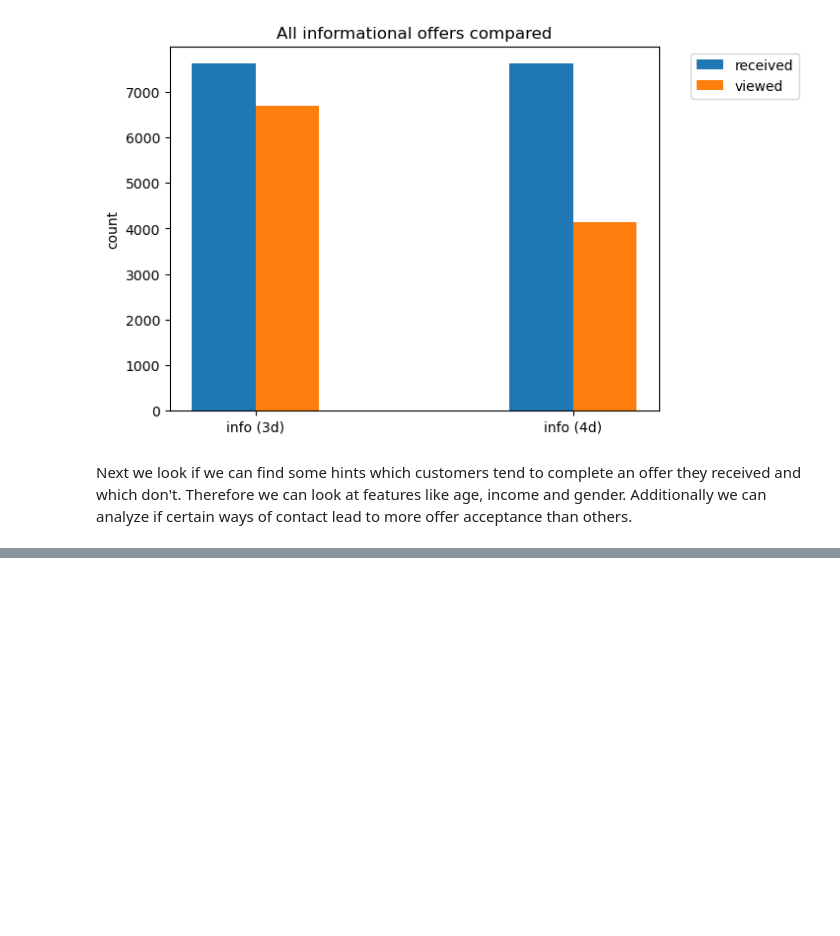
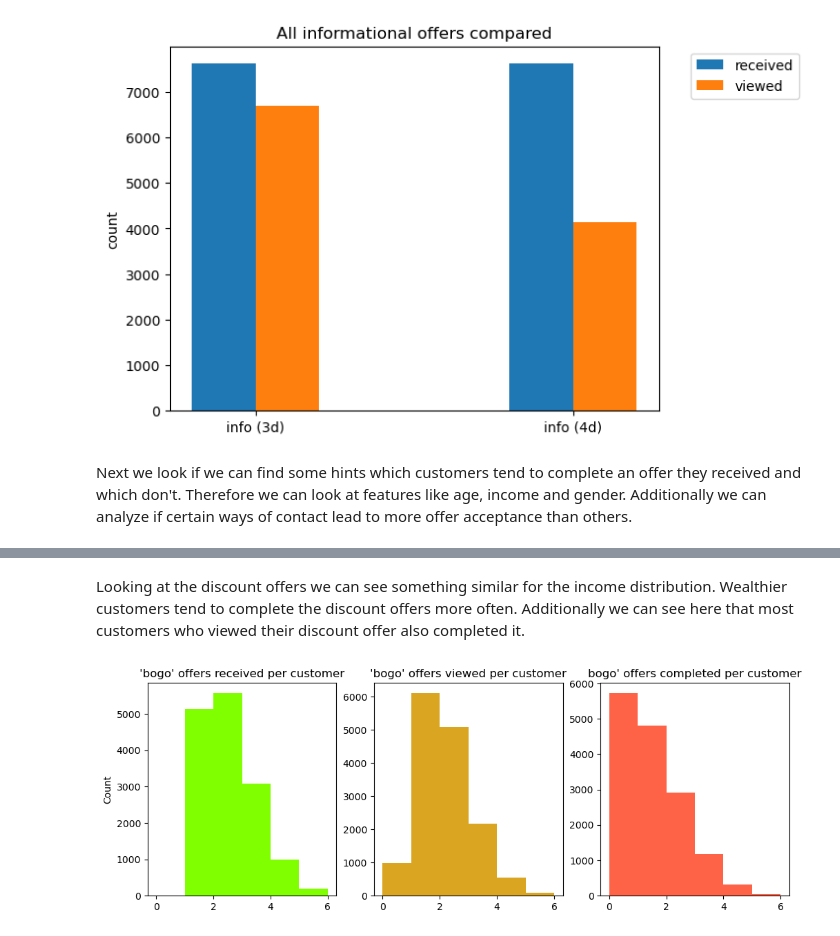
Before and after one commit to Daniel-Hutcheson/starbucks_capstone_project, a Jupyter notebook: Starbucks_Capstone_notebook.ipynb, the cells around one changed output, grey strips where cells are left out. Drawn from its saved outputs; the diff is of its cells as text; code cells hidden in the pictures; blank space fills up the shorter version.

```diff
--- a/Starbucks_Capstone_notebook.ipynb
+++ b/Starbucks_Capstone_notebook.ipynb
@@ -1128,0 +1177,22 @@ Next we look if we can find some hints which customers tend to complete an offer
+# %% [markdown]
+Looking at the discount offers we can see something similar for the income distribution. Wealthier customers tend to complete the discount offers more often. Additionally we can see here that most customers who viewed their discount offer also completed it.
+# %%
+fig, (ax1, ax2, ax3) = plt.subplots(1, 3, figsize=(12,4))
+
+received = data_offers[data_offers.offer_type == 'bogo'].groupby('customer_id')['offer_received'].sum()
+viewed = data_offers[data_offers.offer_type == 'bogo'].groupby('customer_id')['offer_viewed'].sum()
+completed = data_offers[data_offers.offer_type == 'bogo'].groupby('customer_id')['offer_completed'].sum()
+
+bin_edges = np.histogram_bin_edges(np.concatenate((received, viewed, completed)), bins=6)
+
+ax1.hist(received, bins=bin_edges, alpha=1, color='chartreuse');
+ax1.set_title("'bogo' offers received per customer");
+ax1.set_ylabel('Count')
+
+ax2.hist(viewed, bins=bin_edges, alpha=1, color='goldenrod');
+ax2.set_title("'bogo' offers viewed per customer");
+
+ax3.hist(completed, bins=bin_edges, alpha=1, color='tomato');
+ax3.set_title("bogo' offers completed per customer");
+# %% [output]
+[figure, added]
```
Also changed, not shown: parts of 9 cells of this notebook.
